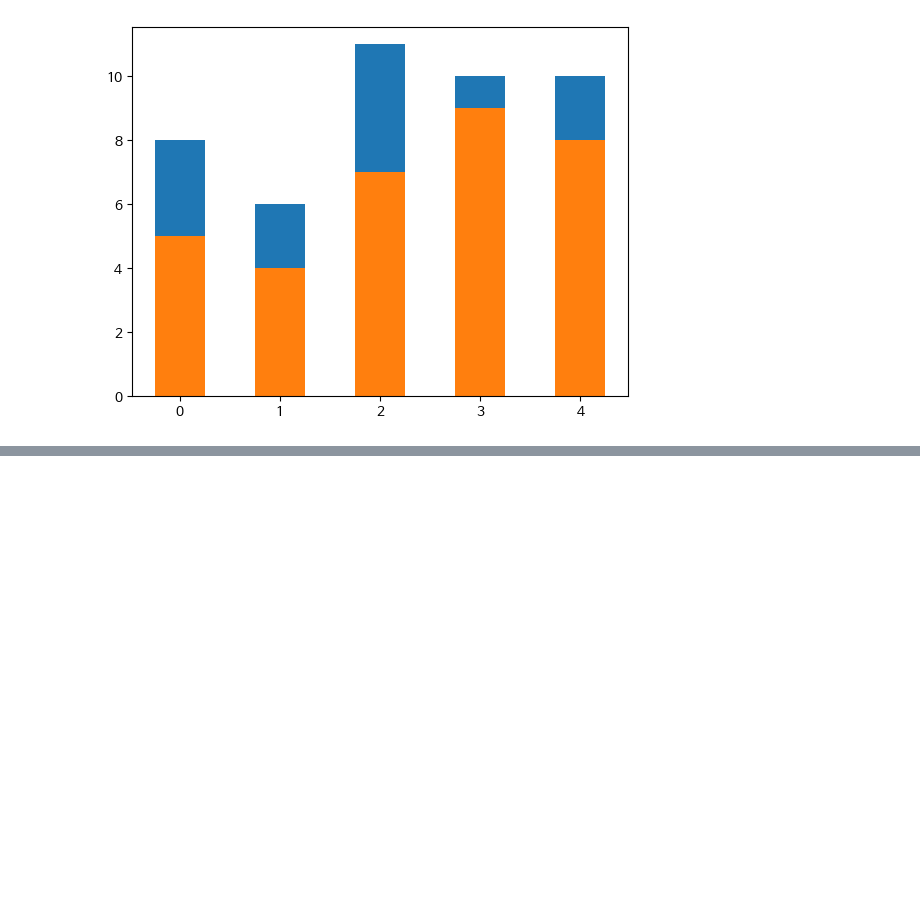
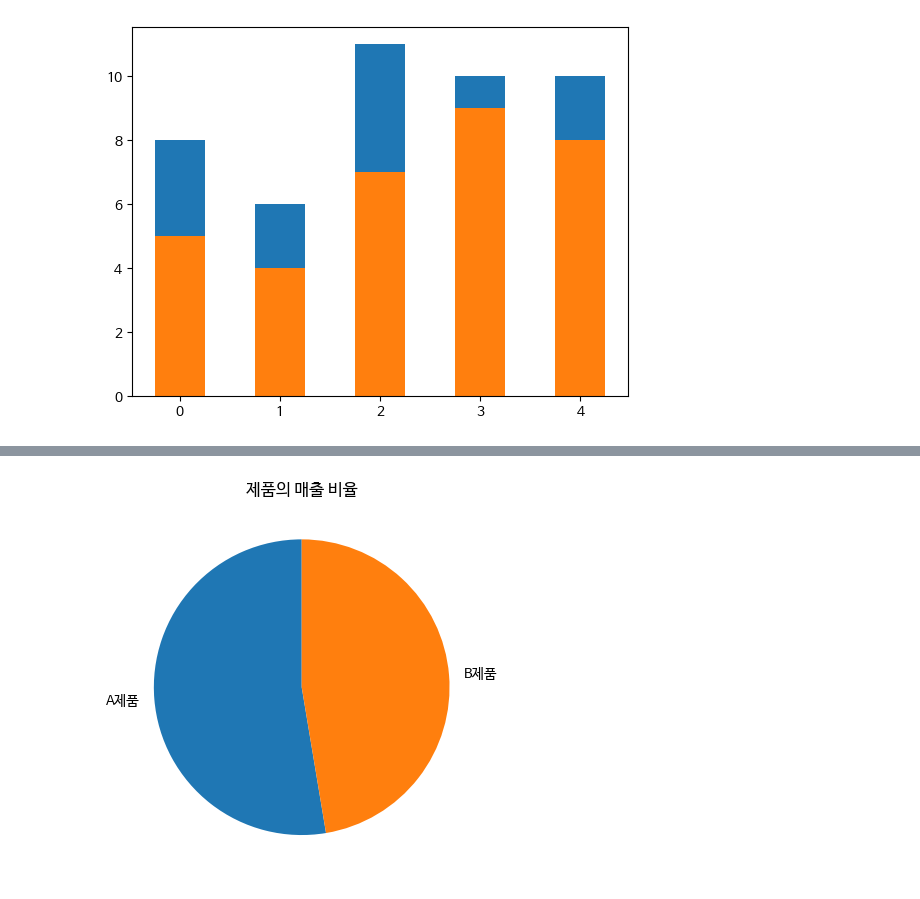
Before and after one commit to KIJOONG1127/data_anal, a Jupyter notebook: ch06_high.ipynb, the cells around one changed output, grey strips where cells are left out. Saved outputs shown, nothing was run; the diff lists cells and outputs as text; code cells hidden in the pictures; blank space fills up the shorter version.

```diff
--- a/ch06_high.ipynb
+++ b/ch06_high.ipynb
@@ -186,0 +302,7 @@ plt.show()
+# %%
+
+plt.pie([10,9], labels=["A제품", "B제품"], startangle=90)
+plt.title("제품의 매출 비율")
+plt.show()
+# %% [output]
+[figure, added]
```
Also changed, not shown: parts of 17 cells of this notebook.
